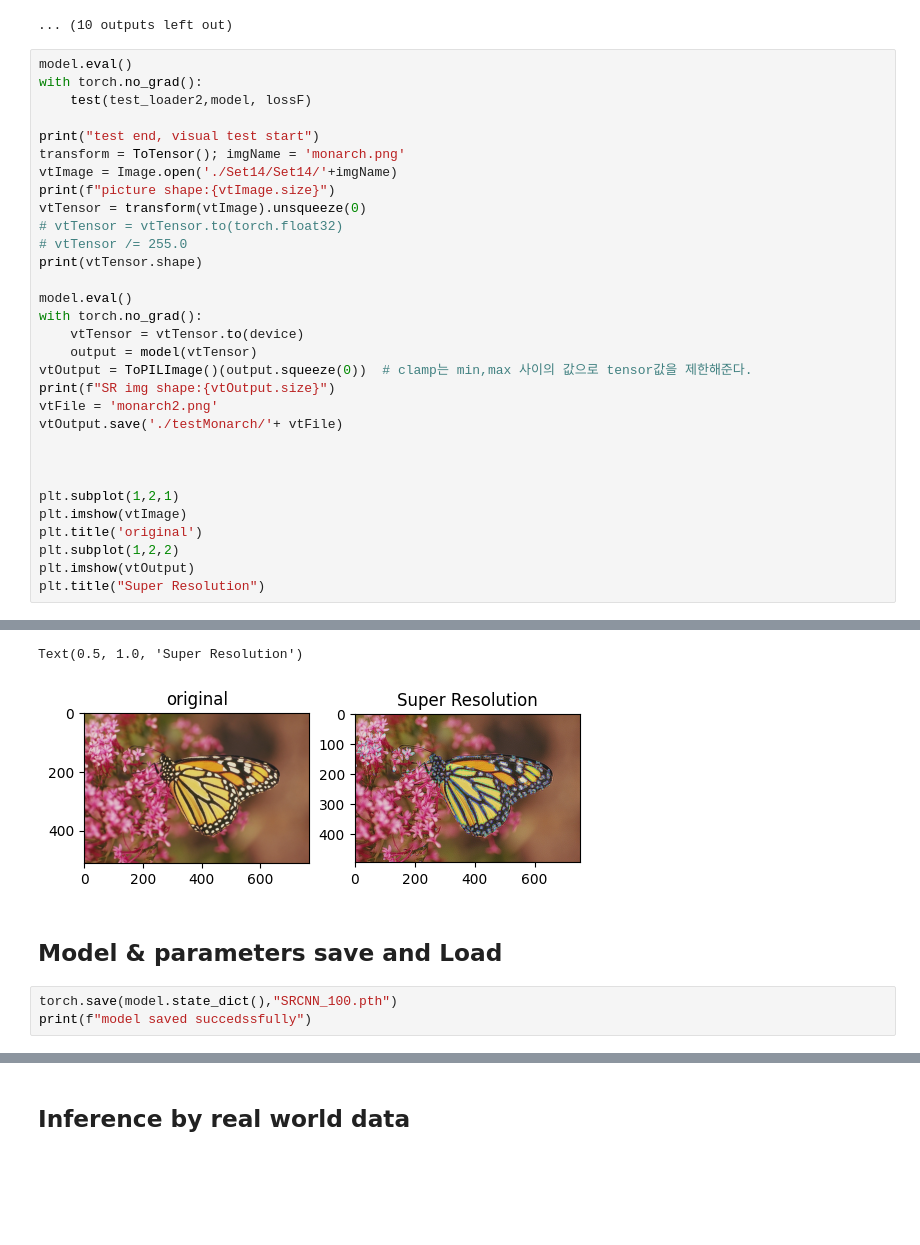
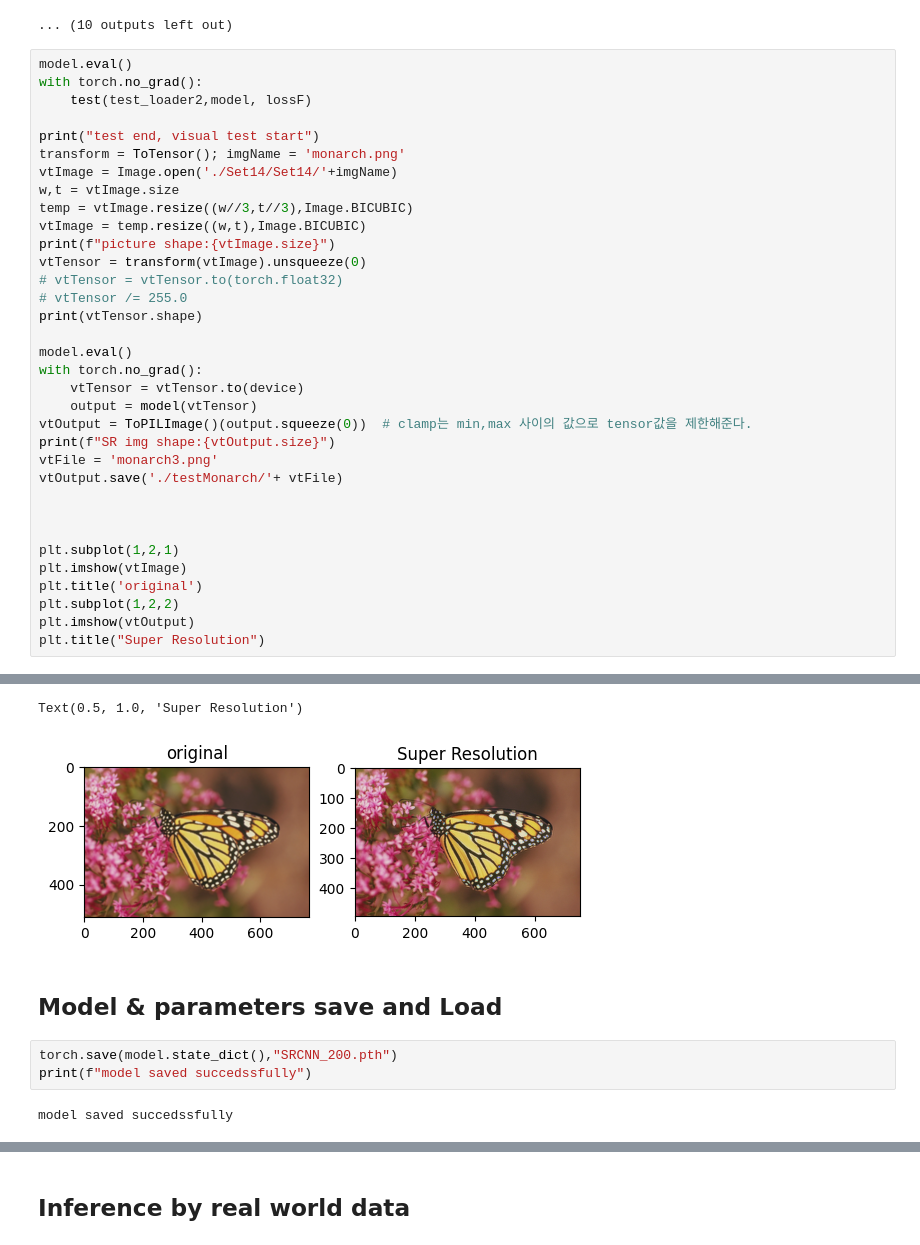
Before and after one commit to Sirius147/img-transforming-Neural-Nets-Studying, a Jupyter notebook: SRCNN/srModel.ipynb, the cells around one changed output, grey strips where cells are left out. Saved outputs shown, nothing was run; the diff lists cells and outputs as text; blank space fills up the shorter version.

```diff
--- a/SRCNN/srModel.ipynb
+++ b/SRCNN/srModel.ipynb
@@ -285,6 +285,9 @@ with torch.no_grad():
 print("test end, visual test start")
 transform = ToTensor(); imgName = 'monarch.png'
 vtImage = Image.open('./Set14/Set14/'+imgName)
+w,t = vtImage.size
+temp = vtImage.resize((w//3,t//3),Image.BICUBIC)
+vtImage = temp.resize((w,t),Image.BICUBIC)
 print(f"picture shape:{vtImage.size}")
 vtTensor = transform(vtImage).unsqueeze(0)
 # vtTensor = vtTensor.to(torch.float32)
@@ -297,7 +300,7 @@ with torch.no_grad():
     output = model(vtTensor)
 vtOutput = ToPILImage()(output.squeeze(0))  # clamp는 min,max 사이의 값으로 tensor값을 제한해준다.
 print(f"SR img shape:{vtOutput.size}")
-vtFile = 'monarch2.png'
+vtFile = 'monarch3.png'
 vtOutput.save('./testMonarch/'+ vtFile)
 
 
@@ -313,14 +316,16 @@ test loss:0.0027730969326855925, test psnr: 0.4668944180011749
 test end, visual test start
 picture shape:(768, 512)
 torch.Size([1, 3, 512, 768])
 SR img shape:(752, 496)
 Text(0.5, 1.0, 'Super Resolution')
-[figure, old version]
+[figure, new version]
 # %% [markdown]
 ## Model & parameters save and Load
 # %%
-torch.save(model.state_dict(),"SRCNN_100.pth")
+torch.save(model.state_dict(),"SRCNN_200.pth")
 print(f"model saved succedssfully")
+# %% [output]
+model saved succedssfully
 # %%
 device = 'cuda' if torch.cuda.is_available() else 'cpu'
 model = SRCNN().to(device)
```
Also changed, not shown: parts of 3 cells of this notebook, 4 other files.
